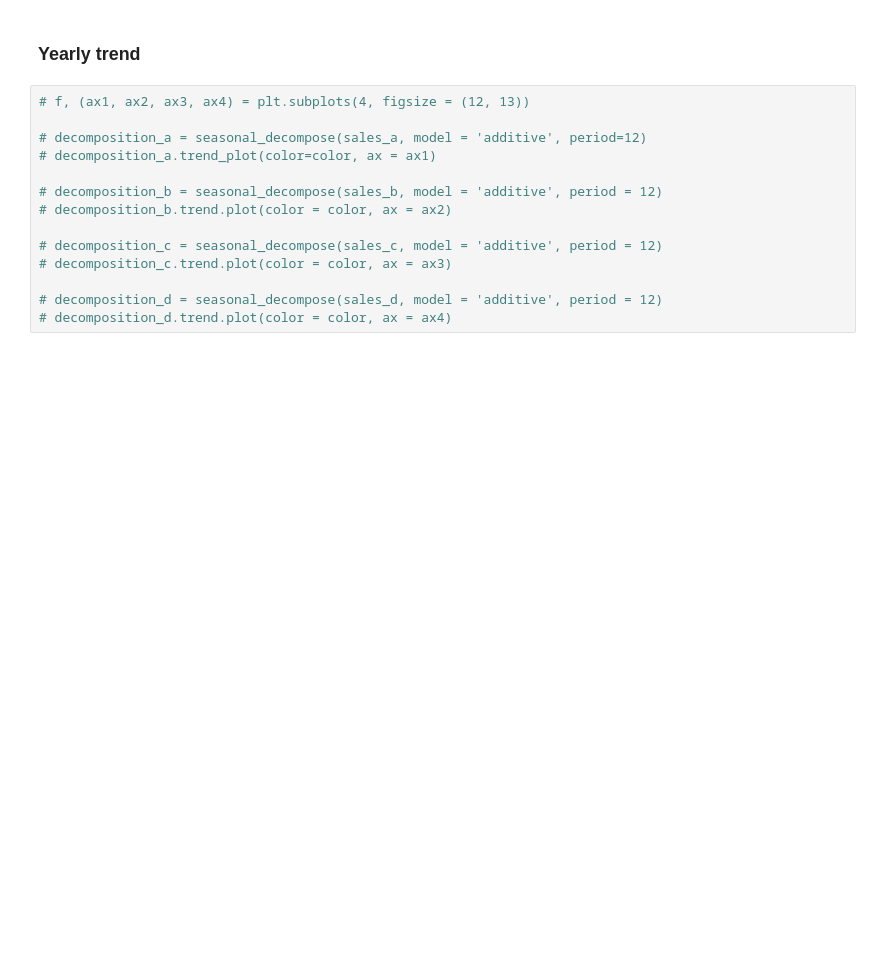
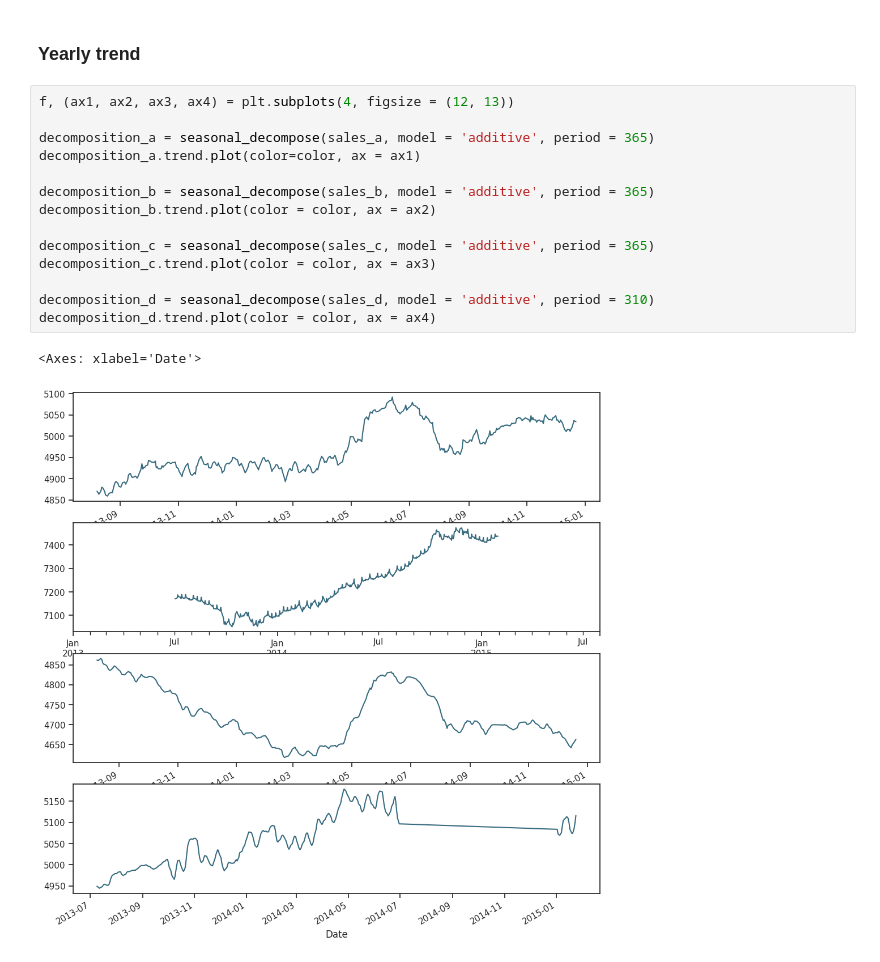
Before and after one commit to AmanullaChishty/DataScience, a Jupyter notebook: time-series-analysis-ross.ipynb, the cells around one changed output. Cells and saved outputs as stored; diff of their text form; blank space fills up the shorter version.

Commit message:
Kaggle Notebook | Time Series Analysis Rossmann-store-sales  | Version 4

```diff
--- a/time-series-analysis-ross.ipynb
+++ b/time-series-analysis-ross.ipynb
@@ -450,16 +450,19 @@ sales_d.resample('W').sum().plot(color = color, ax = ax4)
 # %% [markdown]
 ### Yearly trend
 # %%
-# f, (ax1, ax2, ax3, ax4) = plt.subplots(4, figsize = (12, 13))
+f, (ax1, ax2, ax3, ax4) = plt.subplots(4, figsize = (12, 13))
 
-# decomposition_a = seasonal_decompose(sales_a, model = 'additive', period=12)
-# decomposition_a.trend_plot(color=color, ax = ax1)
+decomposition_a = seasonal_decompose(sales_a, model = 'additive', period = 365)
+decomposition_a.trend.plot(color=color, ax = ax1)
 
-# decomposition_b = seasonal_decompose(sales_b, model = 'additive', period = 12)
-# decomposition_b.trend.plot(color = color, ax = ax2)
+decomposition_b = seasonal_decompose(sales_b, model = 'additive', period = 365)
+decomposition_b.trend.plot(color = color, ax = ax2)
 
-# decomposition_c = seasonal_decompose(sales_c, model = 'additive', period = 12)
-# decomposition_c.trend.plot(color = color, ax = ax3)
+decomposition_c = seasonal_decompose(sales_c, model = 'additive', period = 365)
+decomposition_c.trend.plot(color = color, ax = ax3)
 
-# decomposition_d = seasonal_decompose(sales_d, model = 'additive', period = 12)
-# decomposition_d.trend.plot(color = color, ax = ax4)
+decomposition_d = seasonal_decompose(sales_d, model = 'additive', period = 310)
+decomposition_d.trend.plot(color = color, ax = ax4)
+# %% [output]
+<Axes: xlabel='Date'>
+[figure, added]
```
Also changed, not shown: parts of 16 cells of this notebook.
